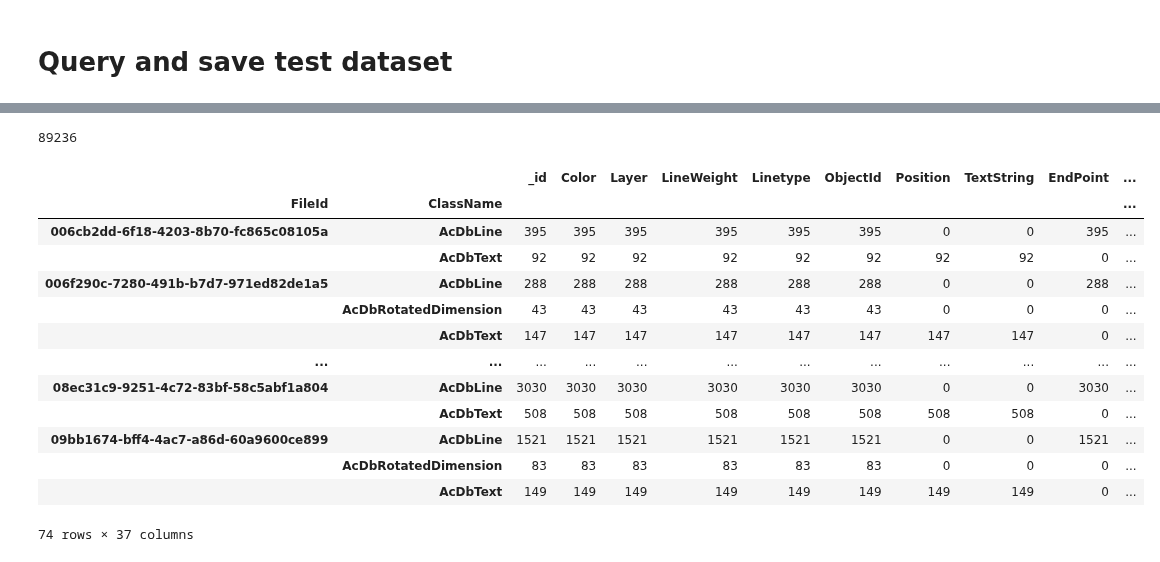
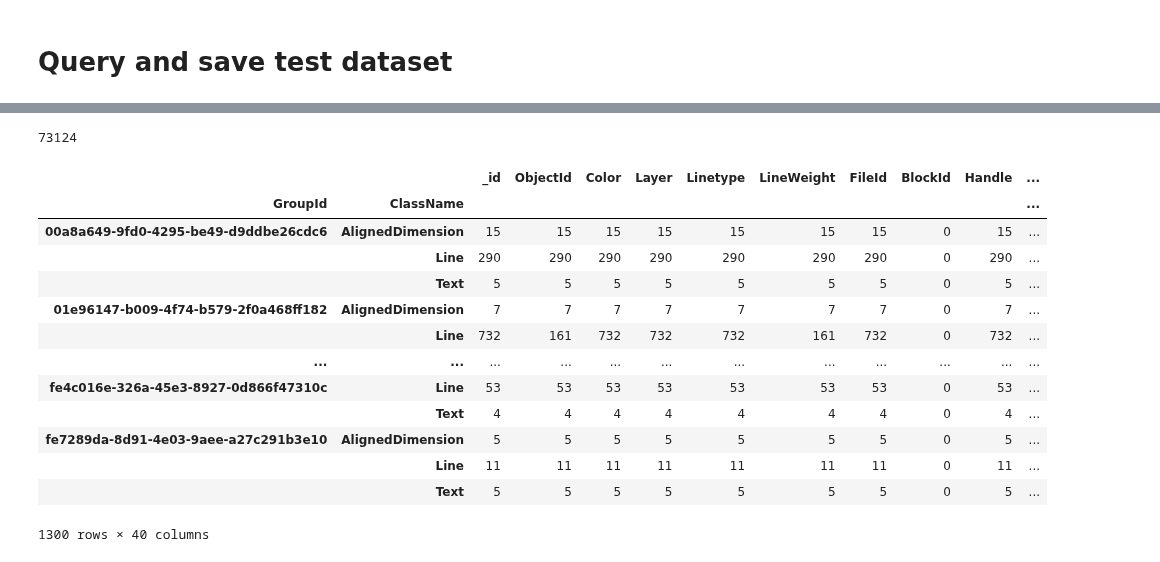
Before and after one commit to mihanick/dwg-crawl, a Jupyter notebook: JupyterNotebooks/4. DataFrame2pickle.ipynb, the cells around one changed output, grey strips where cells are left out. Drawn from its saved outputs; the diff is of its cells as text; code cells hidden in the pictures.

```diff
--- a/JupyterNotebooks/4. DataFrame2pickle.ipynb
+++ b/JupyterNotebooks/4. DataFrame2pickle.ipynb
@@ -12,25 +12,6 @@ import numpy as np
 import matplotlib.pyplot as plt
 %matplotlib inline
 # %%
-client = MongoClient('mongodb://192.168.1.31:27017/')
-db = client.geometry
+client = MongoClient('mongodb://192.168.0.104:27017/')
+db = client.geometry2
+objects = db.objects
-# %%
-fileids  = db.files.find({'Valid':True}).distinct('FileId')
-print(len(fileids))
-fileids = fileids[:30]
-
-query = {
-    'ClassName':
-    {
-        '$in':[
-            'AcDbLine',
-            'AcDbText',
-            'AcDbRotatedDimension'
-        ]
-    },
-    'FileId':{
-        '$in':fileids
-    }
-}
-
-data = pd.DataFrame(list(db.objects.find(query)))
@@ -41,0 +18,13 @@ data = expand_columns(data, cols_to_expand)
+# %%
+fileidsWithDims = objects.find({'ClassName':'AlignedDimension'}).distinct('GroupId')
+df = pd.DataFrame()
+
+for fileId in fileidsWithDims:
+    data = query_collection_to_dataframe(objects, fileId)
+
+    cols_to_expand = ['XLine1Point', 'XLine2Point', 'StartPoint', 'EndPoint', 'Position']
+    data = expand_columns(data, cols_to_expand)
+    data = normalize(data, to_size=200)
+
+    df = pd.concat([df, data])
+df
@@ -42,26 +45,26 @@ data = expand_columns(data, cols_to_expand)
 # %%
-len(data)
+len(df)
 # %% [output]
-89236
+73124
 # %%
 #test_data = data.sample(frac = 0.01)
-test_data = data
-test_data.groupby(['FileId', 'ClassName']).count()
+test_data = df
+test_data.groupby(['GroupId', 'ClassName']).count()
 # %% [output]
-|  |  | _id | Color | Layer | LineWeight | Linetype | ObjectId | Position | TextString | EndPoint | ... |
-| FileId | ClassName |  |  |  |  |  |  |  |  |  | ... |
-| 006cb2dd-6f18-4203-8b70-fc865c08105a | AcDbLine | 395 | 395 | 395 | 395 | 395 | 395 | 0 | 0 | 395 | ... |
-|  | AcDbText | 92 | 92 | 92 | 92 | 92 | 92 | 92 | 92 | 0 | ... |
-| 006f290c-7280-491b-b7d7-971ed82de1a5 | AcDbLine | 288 | 288 | 288 | 288 | 288 | 288 | 0 | 0 | 288 | ... |
-|  | AcDbRotatedDimension | 43 | 43 | 43 | 43 | 43 | 43 | 0 | 0 | 0 | ... |
-|  | AcDbText | 147 | 147 | 147 | 147 | 147 | 147 | 147 | 147 | 0 | ... |
+|  |  | _id | ObjectId | Color | Layer | Linetype | LineWeight | FileId | BlockId | Handle | ... |
+| GroupId | ClassName |  |  |  |  |  |  |  |  |  | ... |
+| 00a8a649-9fd0-4295-be49-d9ddbe26cdc6 | AlignedDimension | 15 | 15 | 15 | 15 | 15 | 15 | 15 | 0 | 15 | ... |
+|  | Line | 290 | 290 | 290 | 290 | 290 | 290 | 290 | 0 | 290 | ... |
+|  | Text | 5 | 5 | 5 | 5 | 5 | 5 | 5 | 0 | 5 | ... |
+| 01e96147-b009-4f74-b579-2f0a468ff182 | AlignedDimension | 7 | 7 | 7 | 7 | 7 | 7 | 7 | 0 | 7 | ... |
+|  | Line | 732 | 161 | 732 | 732 | 732 | 161 | 732 | 0 | 732 | ... |
 | ... | ... | ... | ... | ... | ... | ... | ... | ... | ... | ... | ... |
-| 08ec31c9-9251-4c72-83bf-58c5abf1a804 | AcDbLine | 3030 | 3030 | 3030 | 3030 | 3030 | 3030 | 0 | 0 | 3030 | ... |
-|  | AcDbText | 508 | 508 | 508 | 508 | 508 | 508 | 508 | 508 | 0 | ... |
-| 09bb1674-bff4-4ac7-a86d-60a9600ce899 | AcDbLine | 1521 | 1521 | 1521 | 1521 | 1521 | 1521 | 0 | 0 | 1521 | ... |
-|  | AcDbRotatedDimension | 83 | 83 | 83 | 83 | 83 | 83 | 0 | 0 | 0 | ... |
-|  | AcDbText | 149 | 149 | 149 | 149 | 149 | 149 | 149 | 149 | 0 | ... |
+| fe4c016e-326a-45e3-8927-0d866f47310c | Line | 53 | 53 | 53 | 53 | 53 | 53 | 53 | 0 | 53 | ... |
+|  | Text | 4 | 4 | 4 | 4 | 4 | 4 | 4 | 0 | 4 | ... |
+| fe7289da-8d91-4e03-9aee-a27c291b3e10 | AlignedDimension | 5 | 5 | 5 | 5 | 5 | 5 | 5 | 0 | 5 | ... |
+|  | Line | 11 | 11 | 11 | 11 | 11 | 11 | 11 | 0 | 11 | ... |
+|  | Text | 5 | 5 | 5 | 5 | 5 | 5 | 5 | 0 | 5 | ... |
-74 rows × 37 columns
+1300 rows × 40 columns
 # %%
 test_data.columns
 # %% [output]
```
Also changed, not shown: parts of 7 cells of this notebook, 7 other files.
